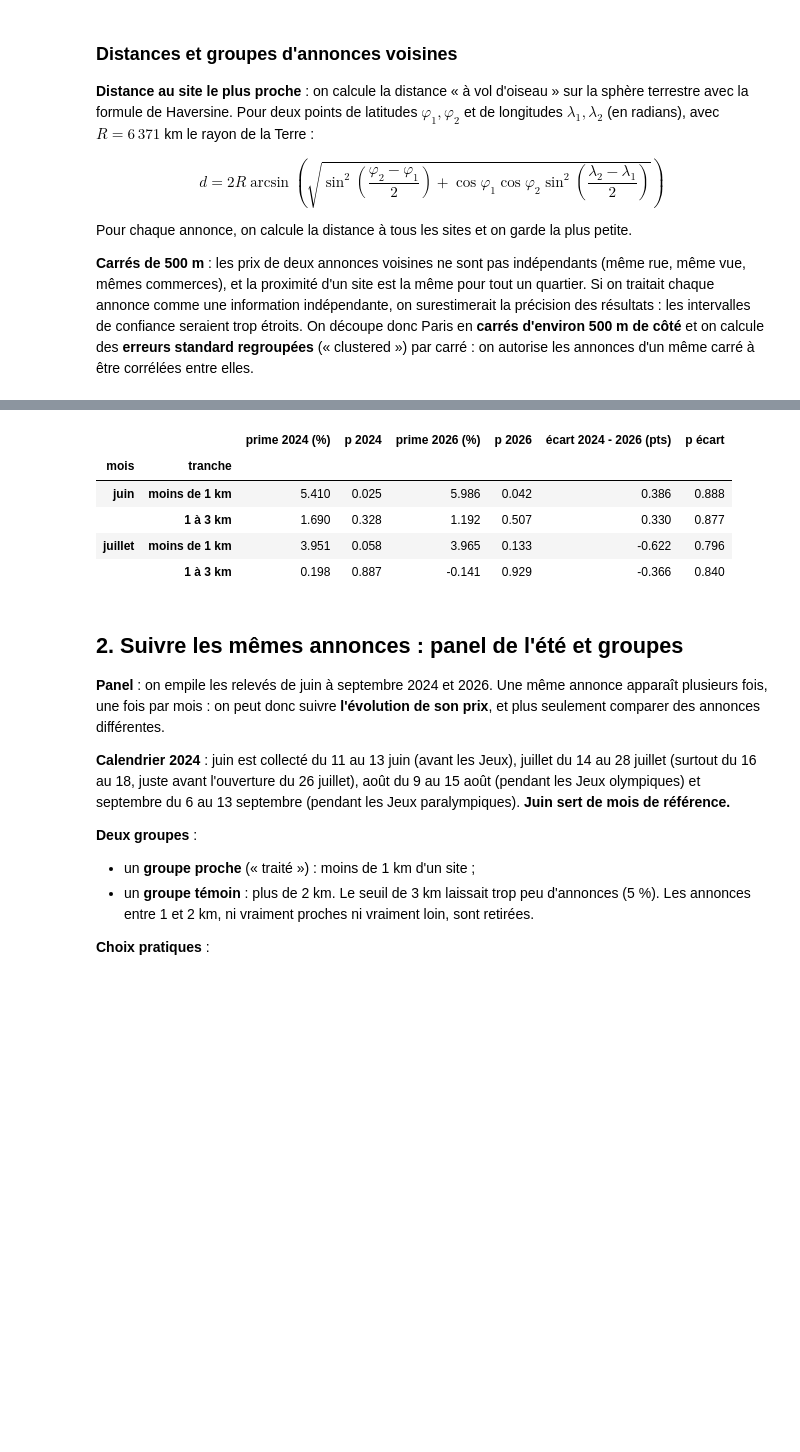
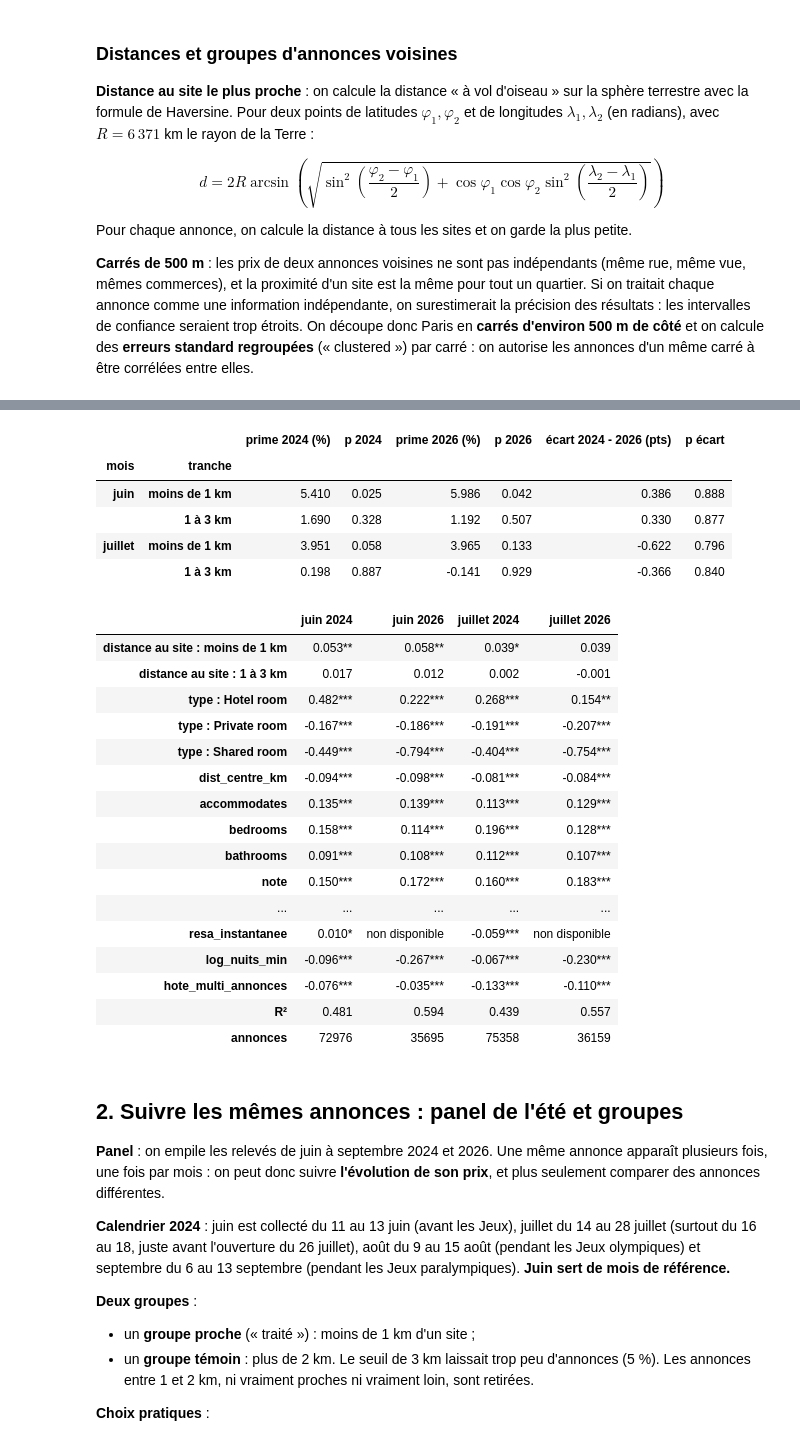
Before and after one commit to othmanerazki/Paris-2024-effet-olympique-sur-le-march-Airbnb, a Jupyter notebook: regression_sur_le_prix.ipynb, the cells around one changed output, grey strips where cells are left out. Cells and saved outputs as stored; diff of their text form; code cells hidden in the pictures; blank space fills up the shorter version.

```diff
--- a/regression_sur_le_prix.ipynb
+++ b/regression_sur_le_prix.ipynb
@@ -175,35 +177,72 @@ def preparer(df):
     df["superhote"] = (df["host_is_superhost"] == "t").astype(int)
     df["resa_instantanee"] = (df["instant_bookable"] == "t").astype(int)
     df["hote_multi_annonces"] = (df["calculated_host_listings_count"] > 1).astype(int)
     return df.dropna(subset=["bedrooms", "bathrooms", "accommodates", "room_type", "arrondissement",
                               "log_nb_avis", "log_nuits_min"])
 
 
 def estimer(formule, df):
     return smf.ols(formule, data=df).fit(cov_type="cluster", cov_kwds={"groups": df["cellule"].to_numpy()})
 
 
-lignes = []
+lignes, modeles = [], {}
 for mois in ["juin", "juillet"]:
     d24, d26 = preparer(charger_releve(mois)), preparer(charger_releve_2026(mois))
     m24, m26 = estimer(FORMULE, d24), estimer(FORMULE, d26)
+    modeles[f"{mois} 2024"], modeles[f"{mois} 2026"] = m24, m26
     test = estimer(FORMULE.replace(TRANCHE, f"{TRANCHE} * annee_2024"),
                    pd.concat([d24.assign(annee_2024=1), d26.assign(annee_2024=0)], ignore_index=True))
     for tranche in ["moins de 1 km", "1 à 3 km"]:
         nom = f"{TRANCHE}[T.{tranche}]"
         lignes.append({"mois": mois, "tranche": tranche,
                        "prime 2024 (%)": en_pourcent(m24.params[nom]), "p 2024": m24.pvalues[nom],
                        "prime 2026 (%)": en_pourcent(m26.params[nom]), "p 2026": m26.pvalues[nom],
                        "écart 2024 - 2026 (pts)": en_pourcent(test.params[nom + ":annee_2024"]),
                        "p écart": test.pvalues[nom + ":annee_2024"]})
-pd.DataFrame(lignes).set_index(["mois", "tranche"]).round(3)
+display(pd.DataFrame(lignes).set_index(["mois", "tranche"]).round(3))
+
+
+# Coefficients de toutes les variables (effets fixes arrondissement et constante non affichés)
+def etoiles(p):
+    return "***" if p < 0.01 else "**" if p < 0.05 else "*" if p < 0.1 else ""
+
+
+coefficients = pd.DataFrame({
+    # Variable constante dans un relevé (ex. réservation instantanée, vide en 2026) : pas de coefficient
+    releve: [f"{b:.3f}{etoiles(p)}" if m.model.exog[:, j].std() > 0 or nom == "Intercept" else "non disponible"
+             for j, (nom, b, p) in enumerate(zip(m.params.index, m.params, m.pvalues))]
+    for releve, m in modeles.items()
+}, index=next(iter(modeles.values())).params.index)
+coefficients = coefficients[~coefficients.index.str.startswith(("C(arrondissement)", "Intercept"))]
+coefficients.index = (coefficients.index.str.replace(f"{TRANCHE}[T.", "distance au site : ", regex=False)
+                      .str.replace("C(room_type)[T.", "type : ", regex=False).str.rstrip("]"))
+coefficients.loc["R²"] = [f"{m.rsquared:.3f}" for m in modeles.values()]
+coefficients.loc["annonces"] = [f"{int(m.nobs)}" for m in modeles.values()]
+coefficients
 # %% [output]
 |  |  | prime 2024 (%) | p 2024 | prime 2026 (%) | p 2026 | écart 2024 - 2026 (pts) | p écart |
 | mois | tranche |  |  |  |  |  |  |
 | juin | moins de 1 km | 5.410 | 0.025 | 5.986 | 0.042 | 0.386 | 0.888 |
 |  | 1 à 3 km | 1.690 | 0.328 | 1.192 | 0.507 | 0.330 | 0.877 |
 | juillet | moins de 1 km | 3.951 | 0.058 | 3.965 | 0.133 | -0.622 | 0.796 |
 |  | 1 à 3 km | 0.198 | 0.887 | -0.141 | 0.929 | -0.366 | 0.840 |
+|  | juin 2024 | juin 2026 | juillet 2024 | juillet 2026 |
+| distance au site : moins de 1 km | 0.053** | 0.058** | 0.039* | 0.039 |
+| distance au site : 1 à 3 km | 0.017 | 0.012 | 0.002 | -0.001 |
+| type : Hotel room | 0.482*** | 0.222*** | 0.268*** | 0.154** |
+| type : Private room | -0.167*** | -0.186*** | -0.191*** | -0.207*** |
+| type : Shared room | -0.449*** | -0.794*** | -0.404*** | -0.754*** |
+| dist_centre_km | -0.094*** | -0.098*** | -0.081*** | -0.084*** |
+| accommodates | 0.135*** | 0.139*** | 0.113*** | 0.129*** |
+| bedrooms | 0.158*** | 0.114*** | 0.196*** | 0.128*** |
+| bathrooms | 0.091*** | 0.108*** | 0.112*** | 0.107*** |
+| note | 0.150*** | 0.172*** | 0.160*** | 0.183*** |
+| ... | ... | ... | ... | ... |
+| resa_instantanee | 0.010* | non disponible | -0.059*** | non disponible |
+| log_nuits_min | -0.096*** | -0.267*** | -0.067*** | -0.230*** |
+| hote_multi_annonces | -0.076*** | -0.035*** | -0.133*** | -0.110*** |
+| R² | 0.481 | 0.594 | 0.439 | 0.557 |
+| annonces | 72976 | 35695 | 75358 | 36159 |
 # %% [markdown]
 ## 2. Suivre les mêmes annonces : panel de l'été et groupes
 
```
Also changed, not shown: parts of 1 cell of this notebook.
